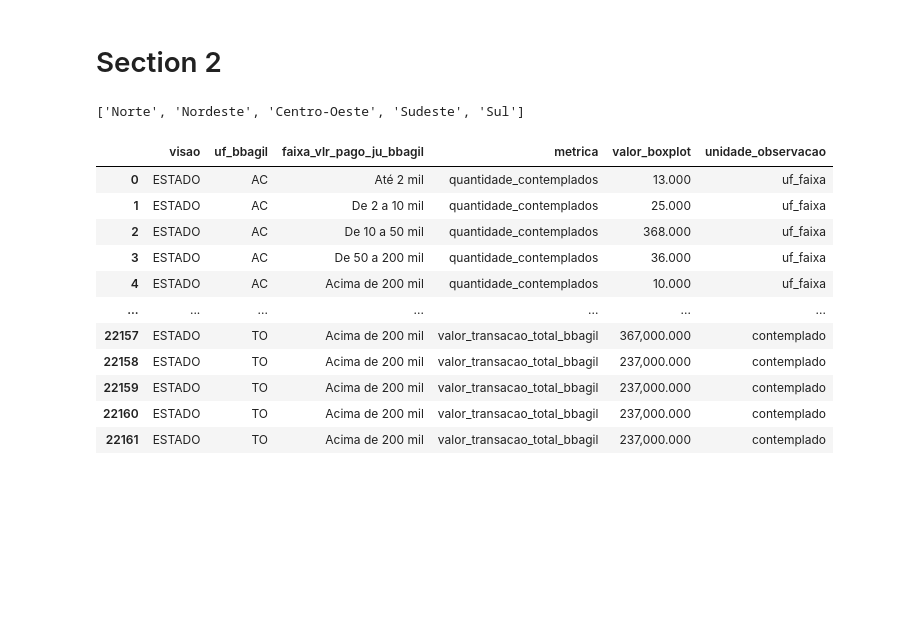
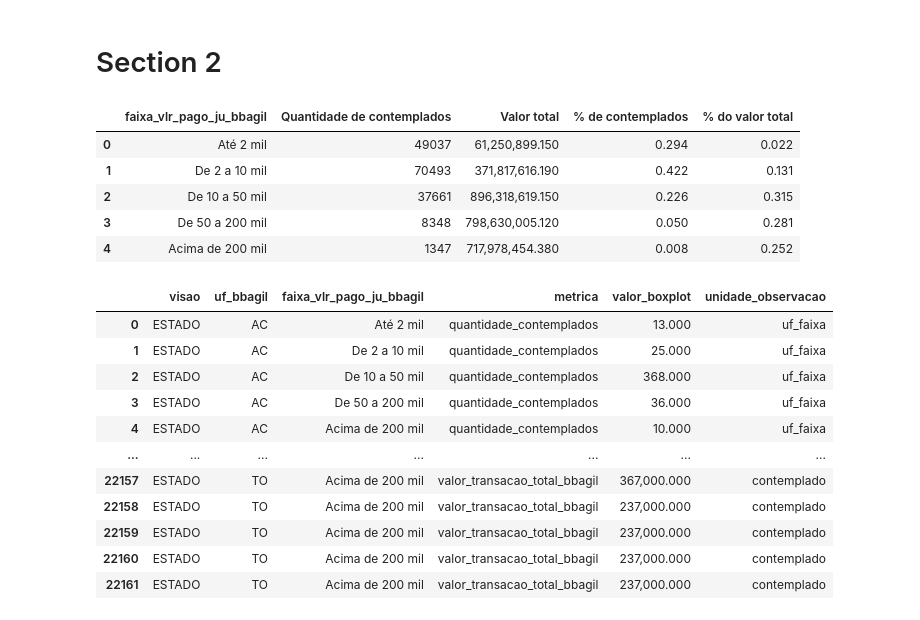
Before and after one commit to SGE-Subsecretaria-de-Gestao-Estrategica/pnab-data-vis, a Jupyter notebook: src/notebooks/gabriel_create_csv.ipynb, the cells around one changed output. Saved outputs shown, nothing was run; the diff lists cells and outputs as text; code cells hidden in the pictures; blank space fills up the shorter version.

```diff
--- a/src/notebooks/gabriel_create_csv.ipynb
+++ b/src/notebooks/gabriel_create_csv.ipynb
@@ -186,10 +221,15 @@ df_values_by_person_type_municipality.to_csv(settings.DATA_PATH_SECTION2 / 'aggr
 # %%
 df_faixa_valor = territorial.aggregate_faixa_valor_ju_by(df_cubo=df_cubo)
 # df_faixa_valor.to_csv(settings.DATA_PATH_SECTION2 / 'values_range_by_brazil_v2.csv')
-# %%
-df_aux['nome_macrorregiao'].unique().tolist()
-# %% [output]
-['Norte', 'Nordeste', 'Centro-Oeste', 'Sudeste', 'Sul']
+# %%
+df_faixa_valor
+# %% [output]
+|  | faixa_vlr_pago_ju_bbagil | Quantidade de contemplados | Valor total | % de contemplados | % do valor total |
+| 0 | Até 2 mil | 49037 | 61,250,899.150 | 0.294 | 0.022 |
+| 1 | De 2 a 10 mil | 70493 | 371,817,616.190 | 0.422 | 0.131 |
+| 2 | De 10 a 50 mil | 37661 | 896,318,619.150 | 0.226 | 0.315 |
+| 3 | De 50 a 200 mil | 8348 | 798,630,005.120 | 0.050 | 0.281 |
+| 4 | Acima de 200 mil | 1347 | 717,978,454.380 | 0.008 | 0.252 |
 # %%
 df_faixa_valor = territorial.aggregate_faixa_valor_ju_by(df_cubo=df_cubo, by_filter='ESTADO')
 df_faixa_valor.to_csv(settings.DATA_PATH_SECTION2 / 'values_range_by_state_v2.csv')
```
Also changed, not shown: parts of 13 cells of this notebook, 4 other files.
